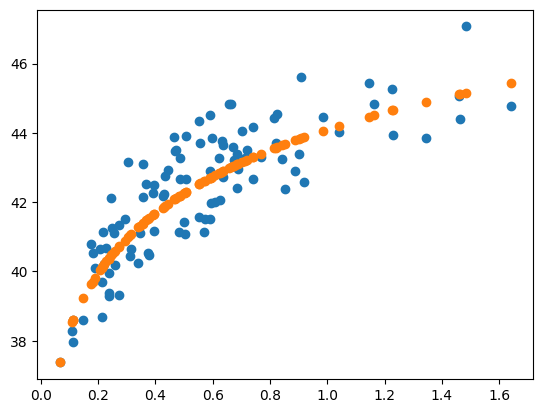
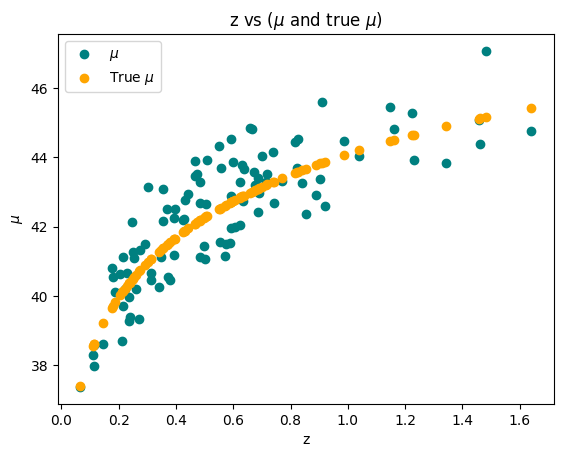
Code edit (unified diff) that turned the first committed figure into the second:
--- before
+++ after
@@ -1,2 +1,6 @@
-plt.scatter(data['z'],data['mu'])
-plt.scatter(data['z'],data['mu_true']);
+plt.title(r"z vs ($\mu$ and true $\mu$)")
+plt.scatter(data['z'],data['mu'],color='teal', label=r'$\mu$')
+plt.scatter(data['z'],data['mu_true'], color='orange', label=r'True $\mu$');
+plt.xlabel('z')
+plt.ylabel(r'$\mu$');
+plt.legend();

Commit: final